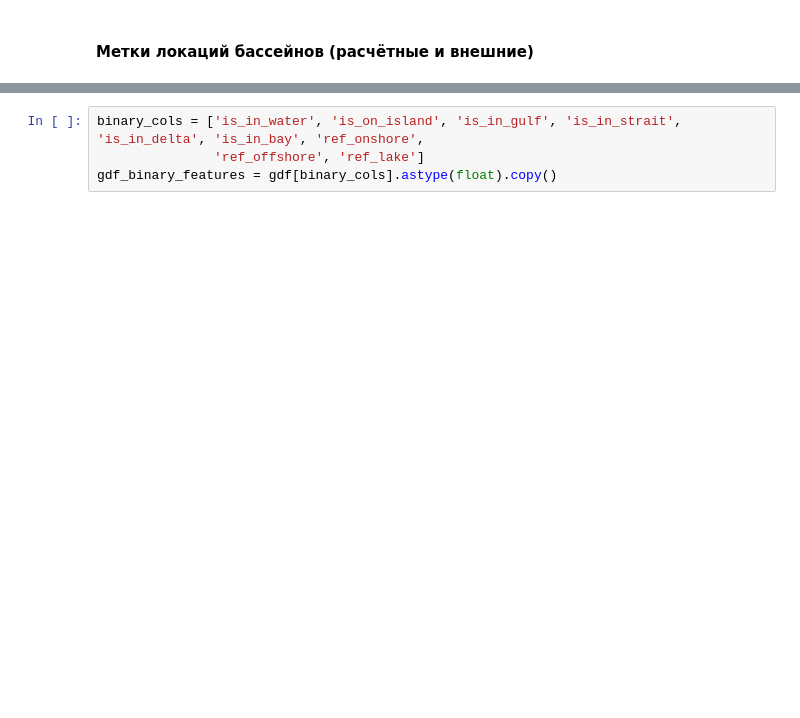
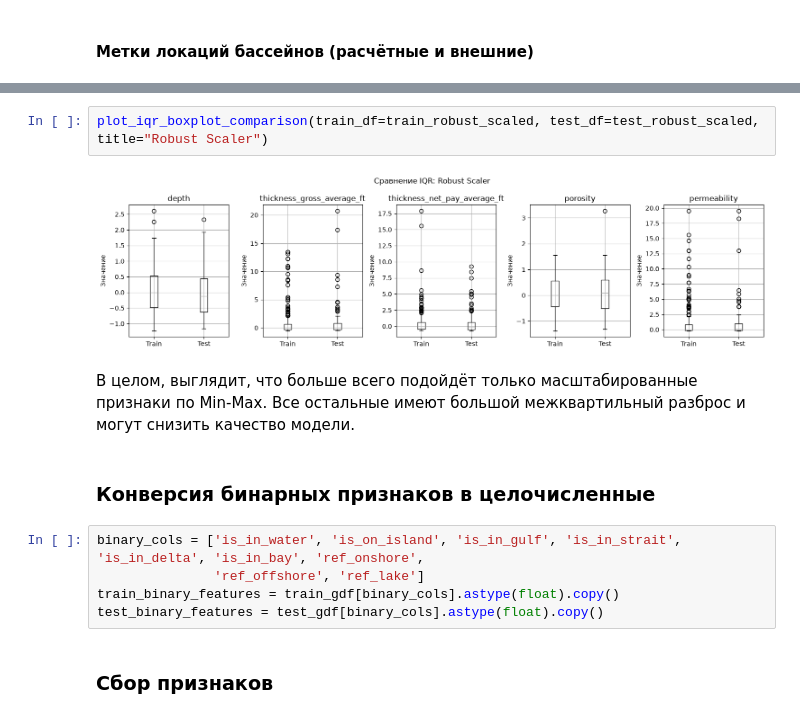
Before and after one commit to AlekseiAgarkov/classification-of-oil-and-gas, a Jupyter notebook: notebooks/feature_preprocessing.ipynb, the cells around one changed output, grey strips where cells are left out. Cells and saved outputs as stored; diff of their text form; blank space fills up the shorter version.

```diff
--- a/notebooks/feature_preprocessing.ipynb
+++ b/notebooks/feature_preprocessing.ipynb
@@ -186,4 +363,15 @@ gdf_scaled[numeric_cols] = numeric_scaler.fit_transform(gdf_numeric[numeric_cols
+# %%
+plot_iqr_boxplot_comparison(train_df=train_robust_scaled, test_df=test_robust_scaled, title="Robust Scaler")
+# %% [output]
+[figure, added]
+# %% [markdown]
+В целом, выглядит, что больше всего подойдёт только масштабированные признаки по Min-Max. Все остальные имеют большой межквартильный разброс и могут снизить качество модели.
+# %% [markdown]
+### Конверсия бинарных признаков в целочисленные
 # %%
 binary_cols = ['is_in_water', 'is_on_island', 'is_in_gulf', 'is_in_strait', 'is_in_delta', 'is_in_bay', 'ref_onshore',
                'ref_offshore', 'ref_lake']
-gdf_binary_features = gdf[binary_cols].astype(float).copy()
+train_binary_features = train_gdf[binary_cols].astype(float).copy()
+test_binary_features = test_gdf[binary_cols].astype(float).copy()
+# %% [markdown]
+### Сбор признаков
```
Also changed, not shown: parts of 65 cells of this notebook, 2 other files.
